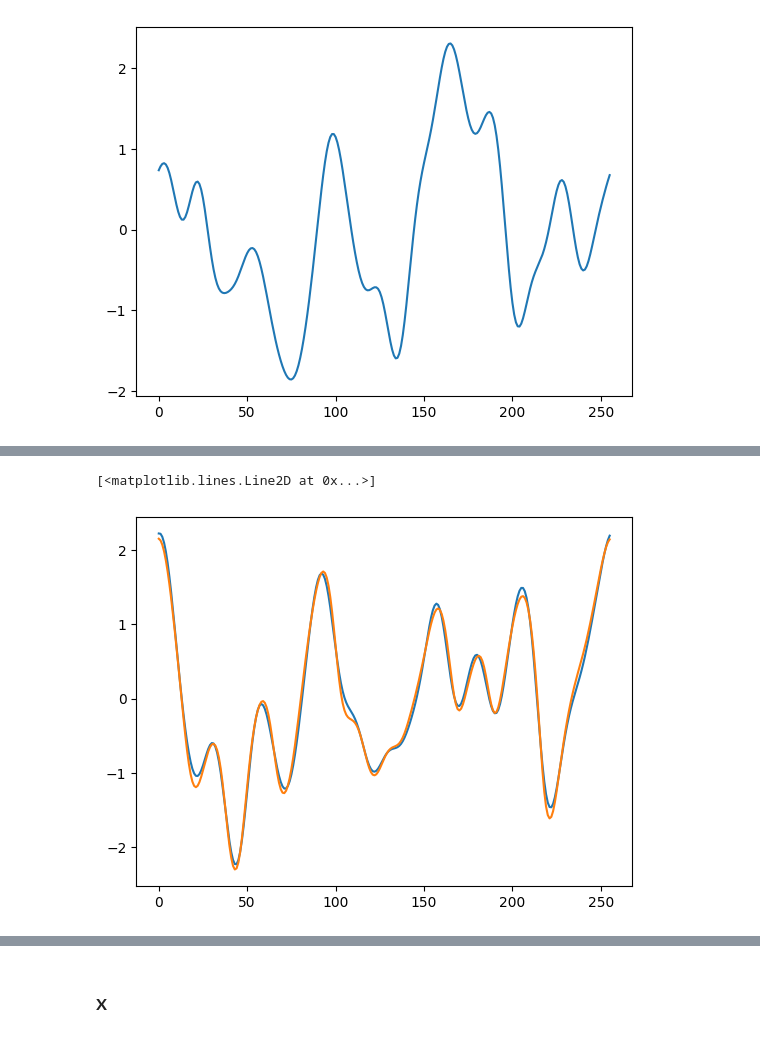
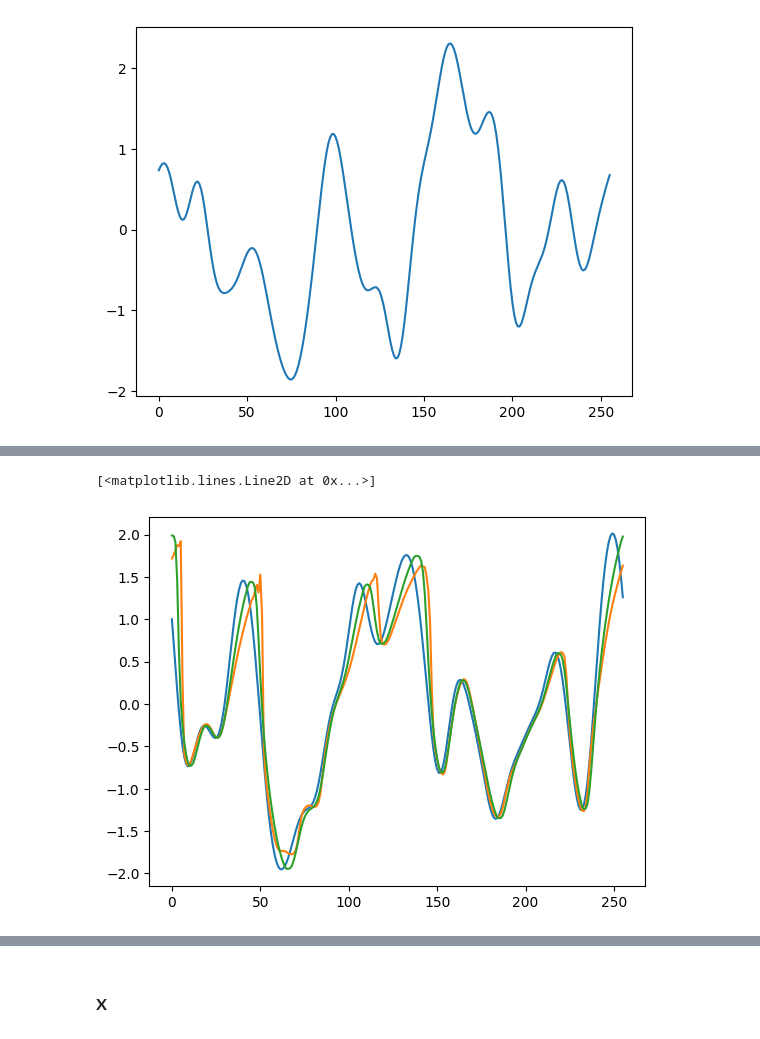
Before and after one commit to xx257xx/CONTEXT_FLUX_NO, a Jupyter notebook: ICONFLUXNO-attention.ipynb, the cells around one changed output, grey strips where cells are left out. Drawn from its saved outputs; the diff is of its cells as text; code cells hidden in the pictures.

```diff
--- a/ICONFLUXNO-attention.ipynb
+++ b/ICONFLUXNO-attention.ipynb
@@ -548,7 +477,8 @@ with open(file='trainingdataset_no_source_01_500_100_05.pickle', mode='rb') as f
 
 
 with open(file='testdataset_no_source_01_5_100_05.pickle', mode='rb') as f:
-    testset=pickle.load(f)
+    testset=pickle.load(f)[:,:]
+
+
+XX = dataset[:,:,:20,0].unsqueeze(-1).to(device)
+consiI = dataset[:,:,:20,1].unsqueeze(-1).to(device)
-# %%
-XX = dataset[:,:,:50,0].unsqueeze(-1).to(device)
-consiI = dataset[:,:,:50,1].unsqueeze(-1).to(device)
@@ -679,7 +637,7 @@ model.to(device)
 f0 = model.forward(X,xl)
 f1 = model.forward(X,xr)
 
-for i in range(20):
+for i in range(50):
 
     x = x +(0.256)/5*(f0-f1)
     #y.append(x)
@@ -837,11 +790,11 @@ plt.plot(dataset.detach().cpu()[NNN,:,50,0])
 # %%
 M = 0
 plt.plot(testset.detach().cpu()[NNN,:,0,0])
 plt.plot(x.detach().cpu()[0,:,0])
-#plt.plot(testset.detach().cpu()[NNN,:,50,0])
+plt.plot(testset.detach().cpu()[NNN,:,50,0])
 # %% [output]
 [<matplotlib.lines.Line2D at 0x...>]
-[figure, old version]
+[figure, new version]
 # %%
 M = 0
 plt.plot(testset.detach().cpu()[NNN,:,0,0])
```
Also changed, not shown: parts of 20 cells of this notebook.
